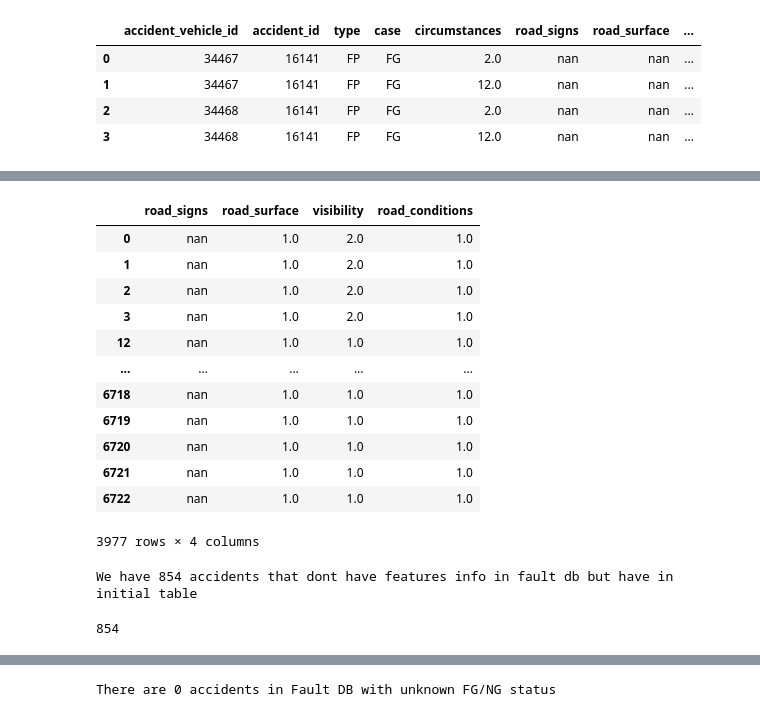
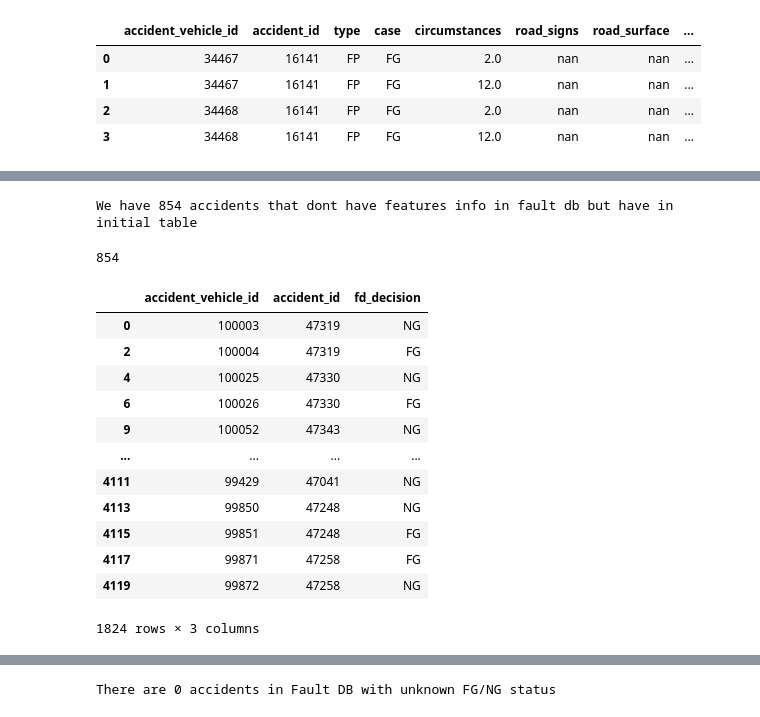
Before and after one commit to LilithSarg/vehicle_fault_identification, a Jupyter notebook: notebooks/3_Data_Prep.ipynb, the cells around one changed output, grey strips where cells are left out. Cells and saved outputs as stored; diff of their text form; code cells hidden in the pictures.

```diff
--- a/notebooks/3_Data_Prep.ipynb
+++ b/notebooks/3_Data_Prep.ipynb
@@ -113,27 +116,39 @@ for vehicle in tqdm(df_fau.accident_vehicle_id.unique()):
         nan_features_vehicles.append(vehicle)
 
 nan_features_accidents = list(df_fau[df_fau.accident_vehicle_id.isin(nan_features_vehicles)].accident_id.unique())
-# %%
-df_fil[df_fil.accident_id.isin(nan_features_accidents)][['road_signs', 'road_surface', 'visibility', 'road_conditions']]
-# %% [output]
-|  | road_signs | road_surface | visibility | road_conditions |
-| 0 | nan | 1.0 | 2.0 | 1.0 |
-| 1 | nan | 1.0 | 2.0 | 1.0 |
-| 2 | nan | 1.0 | 2.0 | 1.0 |
-| 3 | nan | 1.0 | 2.0 | 1.0 |
-| 12 | nan | 1.0 | 1.0 | 1.0 |
-| ... | ... | ... | ... | ... |
-| 6718 | nan | 1.0 | 1.0 | 1.0 |
-| 6719 | nan | 1.0 | 1.0 | 1.0 |
-| 6720 | nan | 1.0 | 1.0 | 1.0 |
-| 6721 | nan | 1.0 | 1.0 | 1.0 |
-| 6722 | nan | 1.0 | 1.0 | 1.0 |
-3977 rows × 4 columns
 # %%
 print(f'We have {len(nan_features_accidents)} accidents that dont have features info in fault db but have in initial table')
 # %% [output]
 We have 854 accidents that dont have features info in fault db but have in initial table
-# %%
-len(nan_features_accidents)
-# %% [output]
-854
+# %%
+# I'm replacing NAN features fot these accidents with the features fromm our DB
+df_fau_wof = df_fau[df_fau.accident_id.isin(nan_features_accidents)]
+df_fau_p_wof = df_fau_wof.pivot_table(['case',
+                                ], ['accident_vehicle_id', 'accident_id', 'circumstances',
+                                'road_signs',
+                                'road_surface',
+                                'visibility',
+                                'road_conditions'], 'type', aggfunc='first').reset_index()
+df_fau_p_wof.columns = df_fau_p_wof.columns.map(''.join)
+df_fau_p_wof.caseFA = df_fau_p_wof.caseFA.fillna(df_fau_p_wof.caseFP)
+df_fau_p_wof.caseFS = df_fau_p_wof.caseFS.fillna(df_fau_p_wof.caseFA)
+
+df_fau_p_wof['fd_decision'] = df_fau_p_wof.caseFS
+
+print(df_fau_p_wof.accident_id.nunique())
+df_fau_p_wof[['accident_vehicle_id', 'accident_id', 'fd_decision']].drop_duplicates()
+# %% [output]
+854
+|  | accident_vehicle_id | accident_id | fd_decision |
+| 0 | 100003 | 47319 | NG |
+| 2 | 100004 | 47319 | FG |
+| 4 | 100025 | 47330 | NG |
+| 6 | 100026 | 47330 | FG |
+| 9 | 100052 | 47343 | NG |
+| ... | ... | ... | ... |
+| 4111 | 99429 | 47041 | NG |
+| 4113 | 99850 | 47248 | NG |
+| 4115 | 99851 | 47248 | FG |
+| 4117 | 99871 | 47258 | FG |
+| 4119 | 99872 | 47258 | NG |
+1824 rows × 3 columns
```
Also changed, not shown: parts of 6 cells of this notebook, 4 other files.
